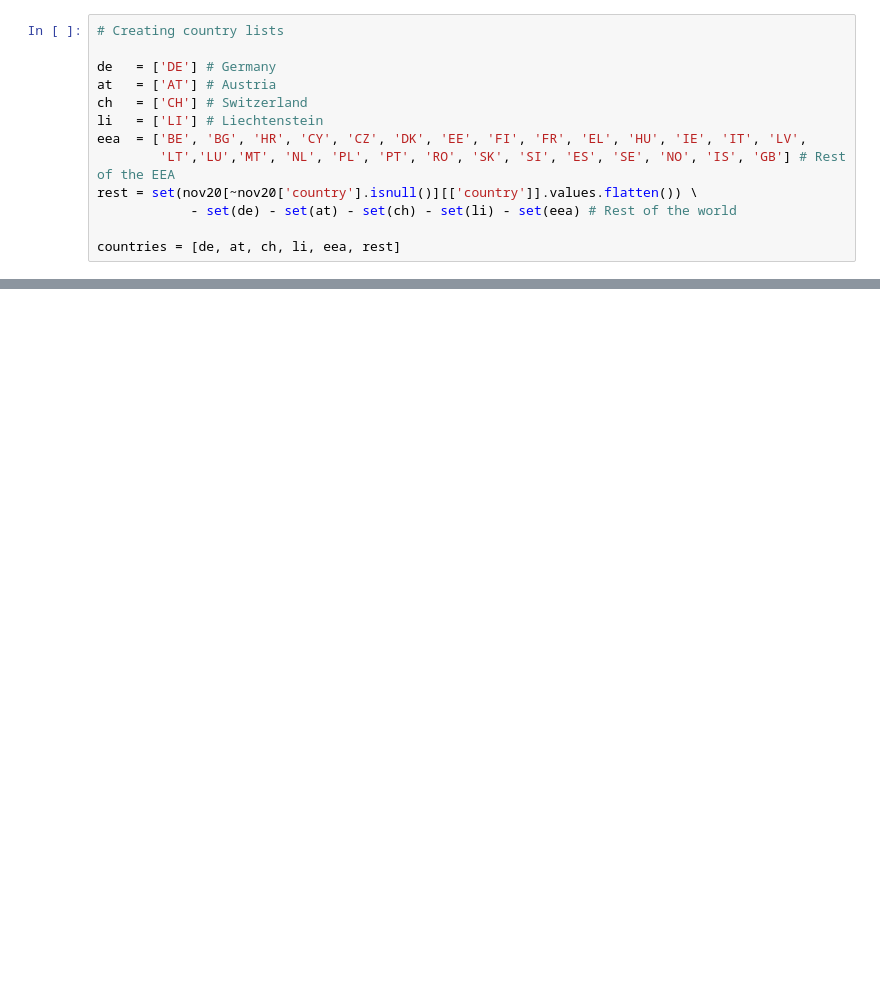
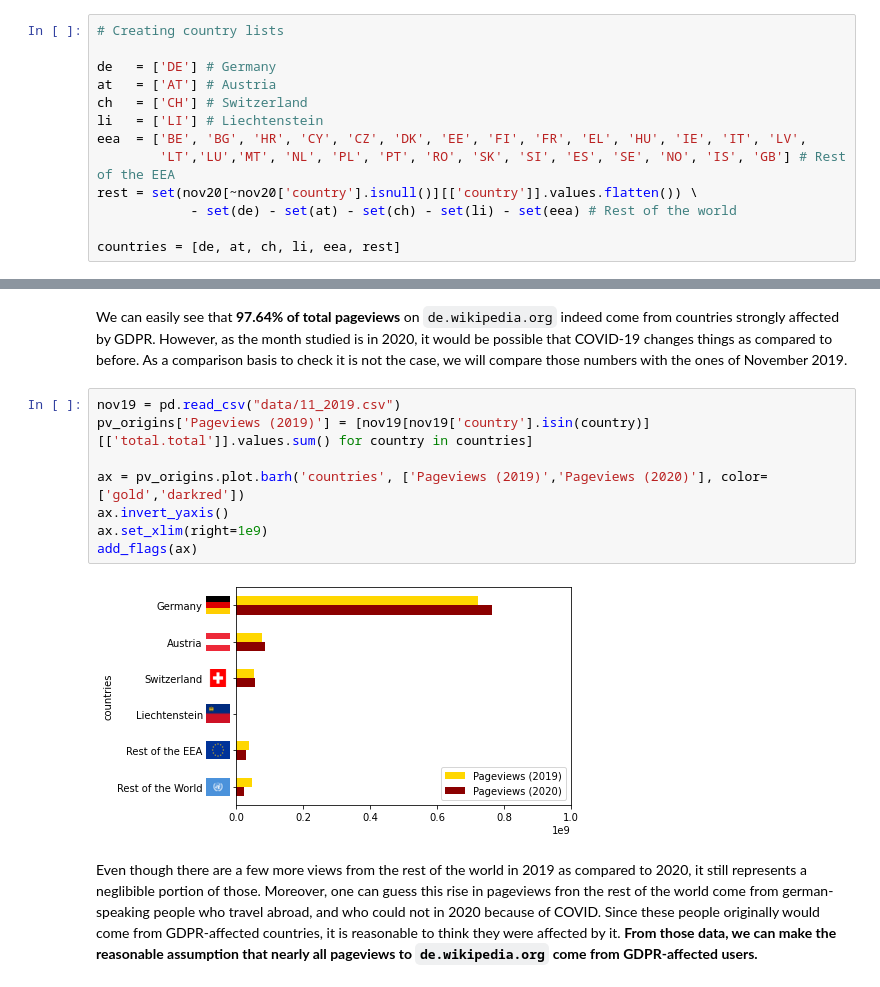
Before and after one commit to epfl-ada/ada-2020-project-milestone-p3-p3_2018, a Jupyter notebook: gdpr.ipynb, the cells around one changed output, grey strips where cells are left out. Cells and saved outputs as stored; diff of their text form; blank space fills up the shorter version.

````diff
--- a/gdpr.ipynb
+++ b/gdpr.ipynb
@@ -38,0 +96,14 @@ pv20
+# %% [markdown]
+We can easily see that **97.64% of total pageviews** on ```de.wikipedia.org``` indeed come from countries strongly affected by GDPR. However, as the month studied is in 2020, it would be possible that COVID-19 changes things as compared to before. As a comparison basis to check it is not the case, we will compare those numbers with the ones of November 2019.
+# %%
+nov19 = pd.read_csv("data/11_2019.csv")
+pv_origins['Pageviews (2019)'] = [nov19[nov19['country'].isin(country)][['total.total']].values.sum() for country in countries]
+
+ax = pv_origins.plot.barh('countries', ['Pageviews (2019)','Pageviews (2020)'], color=['gold','darkred'])
+ax.invert_yaxis()
+ax.set_xlim(right=1e9)
+add_flags(ax)
+# %% [output]
+[figure, added]
+# %% [markdown]
+Even though there are a few more views from the rest of the world in 2019 as compared to 2020, it still represents a neglibible portion of those. Moreover, one can guess this rise in pageviews fron the rest of the world come from german-speaking people who travel abroad, and who could not in 2020 because of COVID. Since these people originally would come from GDPR-affected countries, it is reasonable to think they were affected by it. **From those data, we can make the reasonable assumption that nearly all pageviews to ```de.wikipedia.org``` come from GDPR-affected users.**
````
Also changed, not shown: parts of 6 cells of this notebook, 6 other files.
